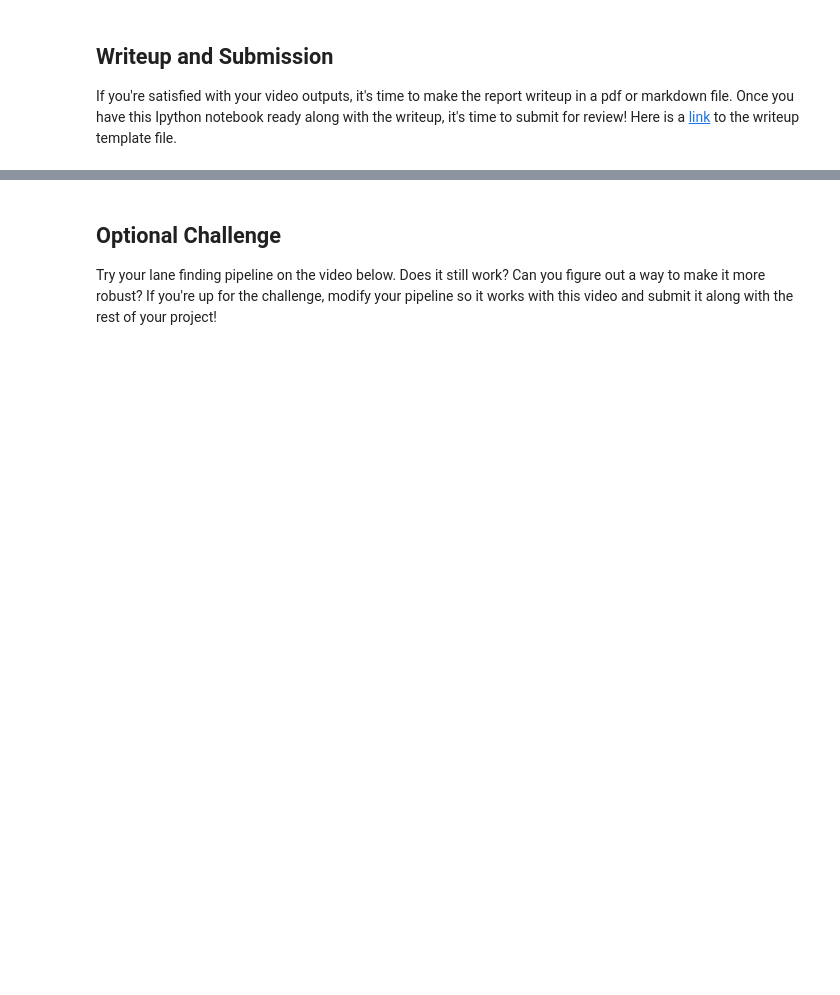
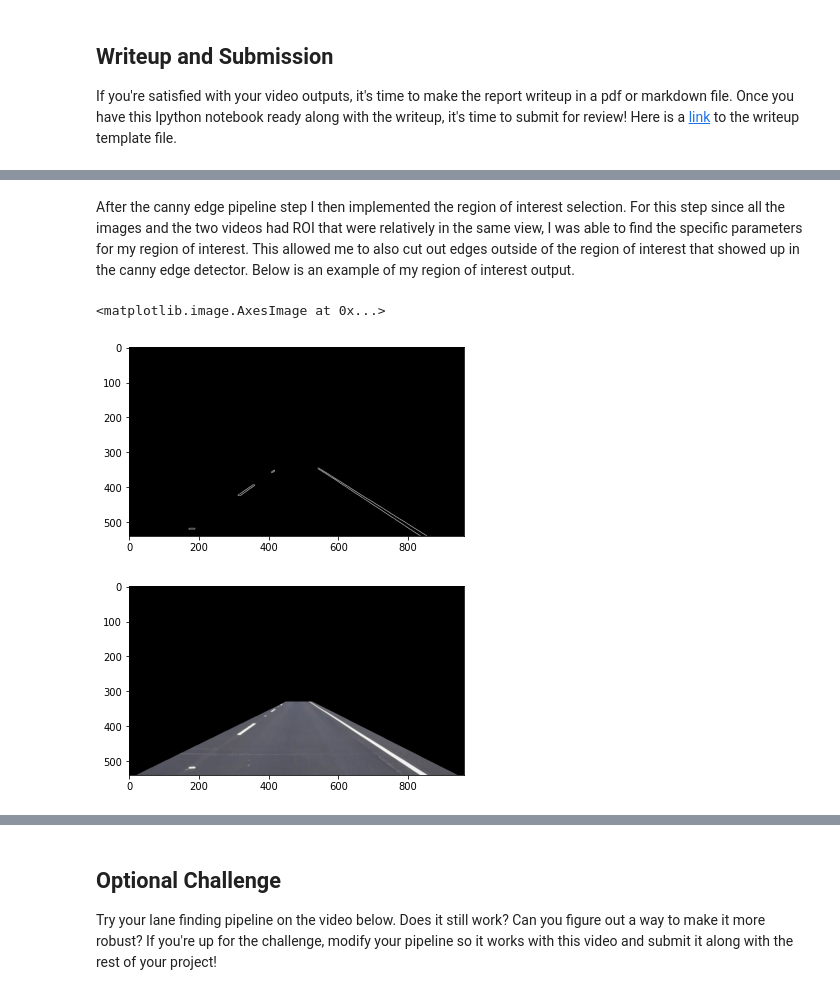
Before and after one commit to Jack-Capombassis/CarND-LaneLines-P1, a Jupyter notebook: P1.ipynb, the cells around one changed output, grey strips where cells are left out. Drawn from its saved outputs; the diff is of its cells as text; code cells hidden in the pictures; blank space fills up the shorter version.

```diff
--- a/P1.ipynb
+++ b/P1.ipynb
@@ -380,0 +410,14 @@ If you're satisfied with your video outputs, it's time to make the report writeu
+# %% [markdown]
+After the canny edge pipeline step I then implemented the region of interest selection. For this step since all the images and the two videos had ROI that were relatively in the same view, I was able to find the specific parameters for my region of interest. This allowed me to also cut out edges outside of the region of interest that showed up in the canny edge detector. Below is an example of my region of interest output.
+# %%
+vertices = [np.array([[0,550], [960,550],[525,330],[450,330]])]
+region_gray = region_of_interest(edges, vertices)
+region = region_of_interest(test_img, vertices)
+plt.figure()
+plt.imshow(region_gray, cmap='gray')
+plt.figure()
+plt.imshow(region)
+# %% [output]
+<matplotlib.image.AxesImage at 0x...>
+[figure, added]
+[figure, added]
```
Also changed, not shown: parts of 14 cells of this notebook, 20 other files.
